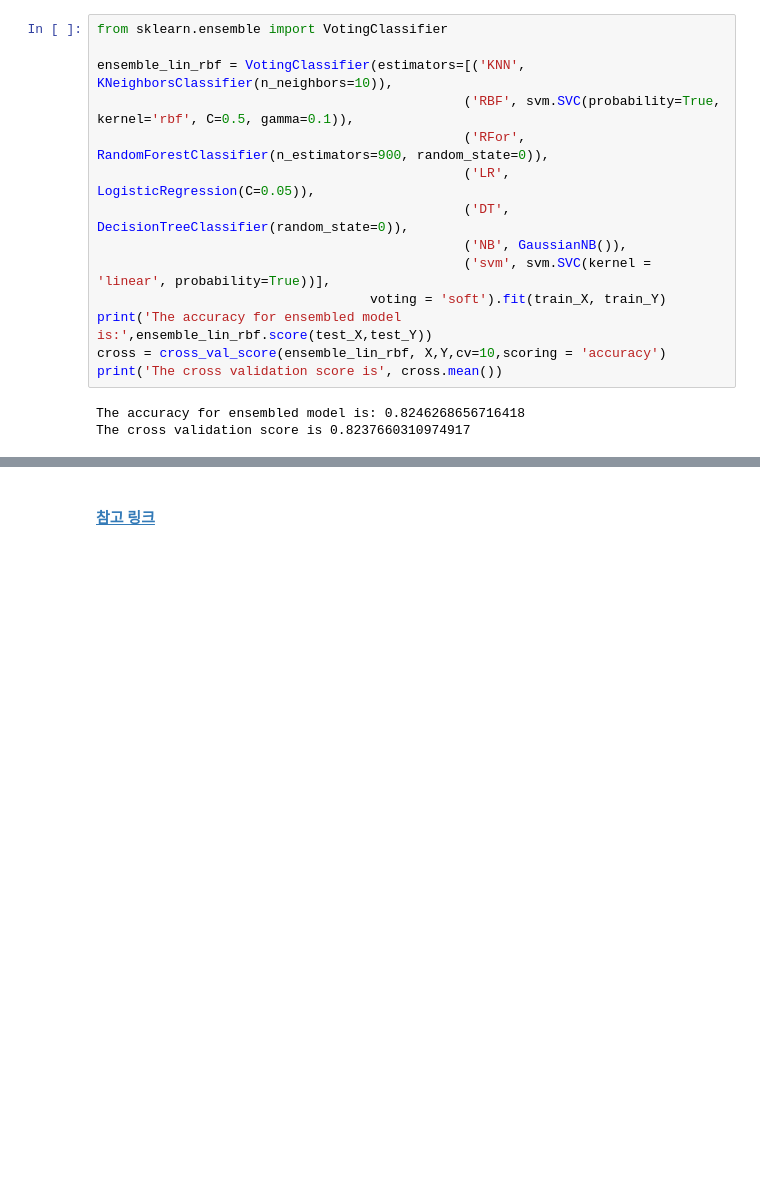
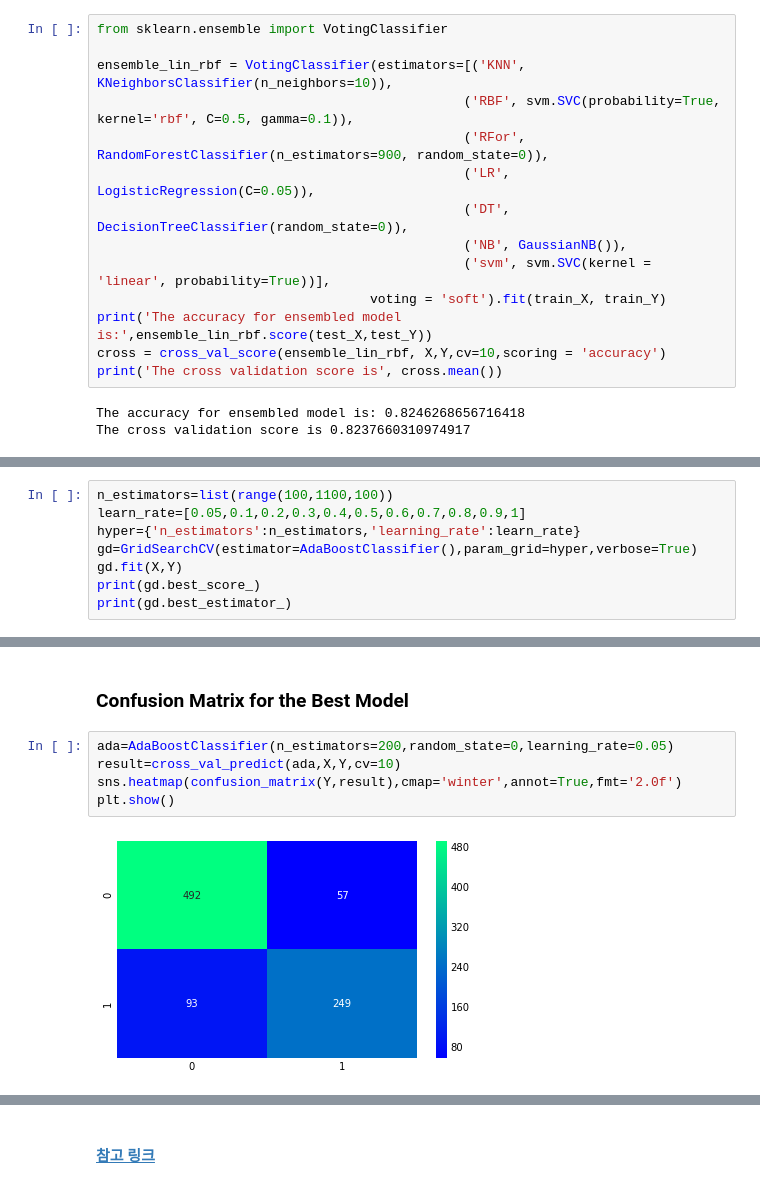
Before and after one commit to sunnight9507/Kaggle, a Jupyter notebook: Titanic/Copy_Titanic_EDA To Prediction(DieTanic).ipynb, the cells around one changed output, grey strips where cells are left out. Cells and saved outputs as stored; diff of their text form; blank space fills up the shorter version.

```diff
--- a/Titanic/Copy_Titanic_EDA To Prediction(DieTanic).ipynb
+++ b/Titanic/Copy_Titanic_EDA To Prediction(DieTanic).ipynb
@@ -898,0 +978,8 @@ The cross validation score is 0.8237660310974917
+# %%
+n_estimators=list(range(100,1100,100))
+learn_rate=[0.05,0.1,0.2,0.3,0.4,0.5,0.6,0.7,0.8,0.9,1]
+hyper={'n_estimators':n_estimators,'learning_rate':learn_rate}
+gd=GridSearchCV(estimator=AdaBoostClassifier(),param_grid=hyper,verbose=True)
+gd.fit(X,Y)
+print(gd.best_score_)
+print(gd.best_estimator_)
@@ -898,0 +993,9 @@ The cross validation score is 0.8237660310974917
+# %% [markdown]
+### Confusion Matrix for the Best Model
+# %%
+ada=AdaBoostClassifier(n_estimators=200,random_state=0,learning_rate=0.05)
+result=cross_val_predict(ada,X,Y,cv=10)
+sns.heatmap(confusion_matrix(Y,result),cmap='winter',annot=True,fmt='2.0f')
+plt.show()
+# %% [output]
+[figure, added]
```
Also changed, not shown: parts of 25 cells of this notebook.
